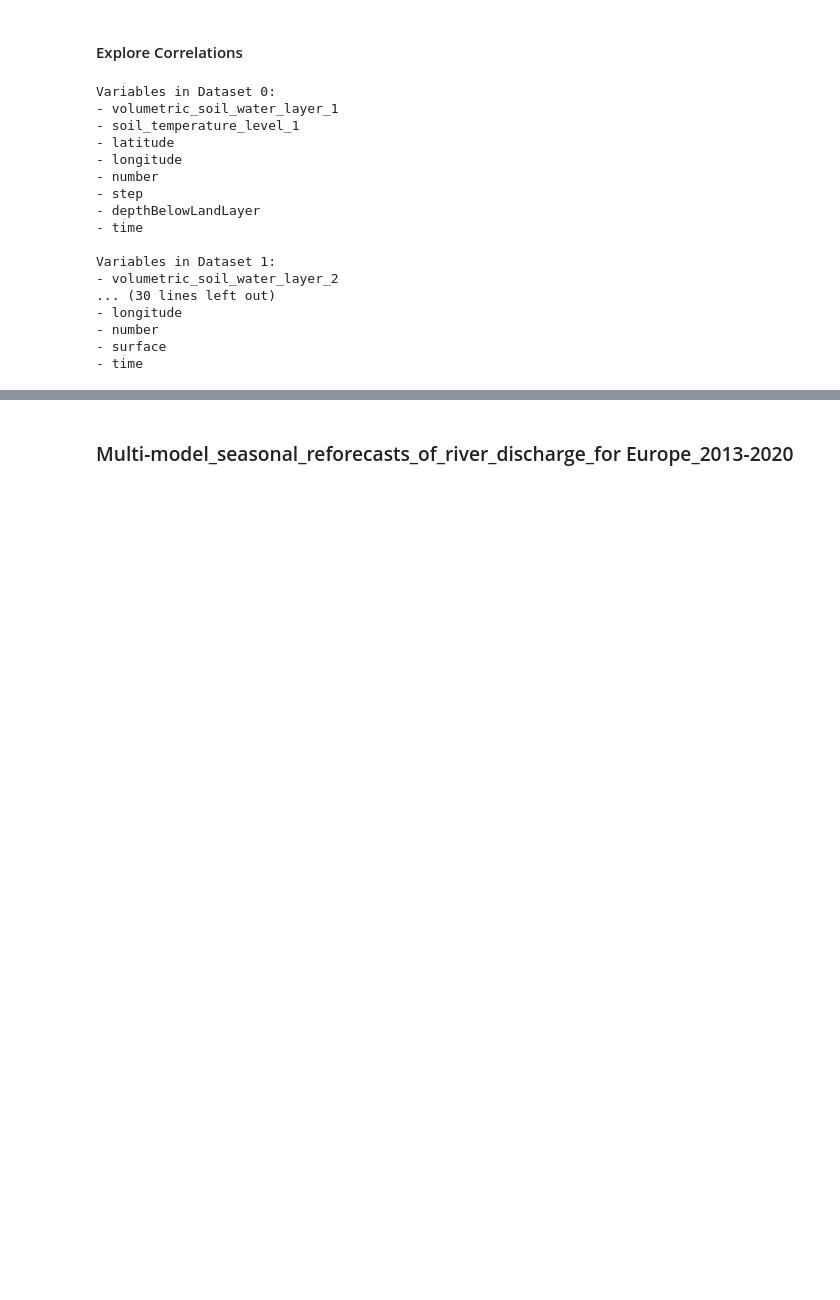
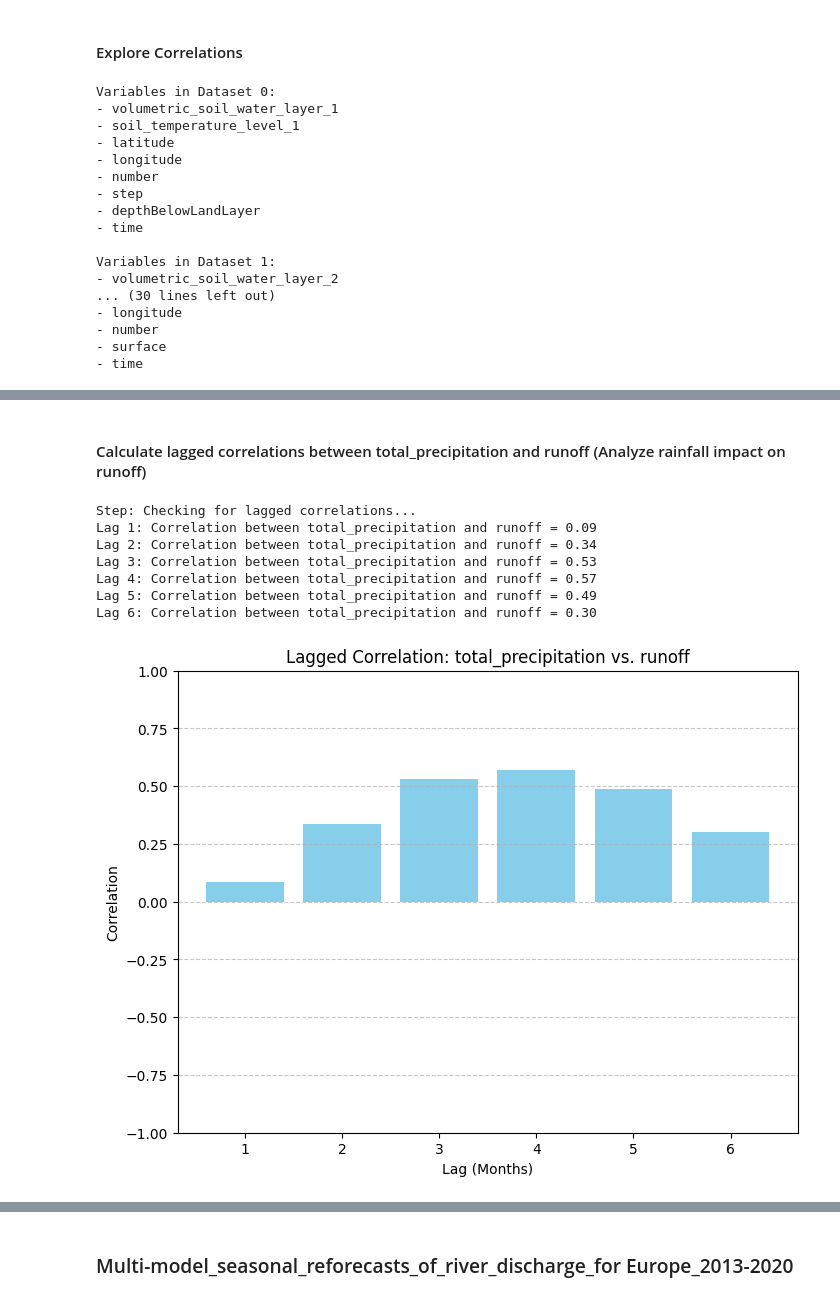
Before and after one commit to Yiannisap23015/Master_Thesis, a Jupyter notebook: LoadData.ipynb, the cells around one changed output, grey strips where cells are left out. Saved outputs shown, nothing was run; the diff lists cells and outputs as text; code cells hidden in the pictures; blank space fills up the shorter version.

```diff
--- a/LoadData.ipynb
+++ b/LoadData.ipynb
@@ -280,0 +413,45 @@ surface_pressure                                   -0.211913          1.000000
+# %% [markdown]
+#### Calculate lagged correlations between total_precipitation and runoff (Analyze rainfall impact on runoff)
+# %%
+# Variables to analyze lagged correlation
+lag_variable = "total_precipitation"  # Predictor variable (rainfall)
+response_variable = "runoff"  # Response variable (runoff)
+max_lag = 6  # Maximum lag to test (in months)
+
+# Initialize a list to store lagged correlations
+lagged_correlations = []
+
+print("\nStep: Checking for lagged correlations...")
+for lag in range(1, max_lag + 1):
+    # Shift the predictor variable by 'lag' months
+    shifted_data = filtered_data[lag_variable].shift(lag)
+
+    # Compute correlation with the response variable
+    correlation = filtered_data[response_variable].corr(shifted_data)
+
+    # Store the lag and correlation
+    lagged_correlations.append((lag, correlation))
+    print(f"Lag {lag}: Correlation between {lag_variable} and {response_variable} = {correlation:.2f}")
+
+# Convert lagged correlations into a DataFrame for visualization
+lagged_df = pd.DataFrame(lagged_correlations, columns=["Lag (Months)", "Correlation"])
+
+# Plot lagged correlations
+plt.figure(figsize=(8, 6))
+plt.bar(lagged_df["Lag (Months)"], lagged_df["Correlation"], color="skyblue")
+plt.xlabel("Lag (Months)")
+plt.ylabel("Correlation")
+plt.title(f"Lagged Correlation: {lag_variable} vs. {response_variable}")
+plt.xticks(range(1, max_lag + 1))
+plt.ylim(-1, 1)
+plt.grid(axis="y", linestyle="--", alpha=0.7)
+plt.show()
+# %% [output]
+Step: Checking for lagged correlations...
+Lag 1: Correlation between total_precipitation and runoff = 0.09
+Lag 2: Correlation between total_precipitation and runoff = 0.34
+Lag 3: Correlation between total_precipitation and runoff = 0.53
+Lag 4: Correlation between total_precipitation and runoff = 0.57
+Lag 5: Correlation between total_precipitation and runoff = 0.49
+Lag 6: Correlation between total_precipitation and runoff = 0.30
+[figure, added]
```
Also changed, not shown: parts of 13 cells of this notebook.
